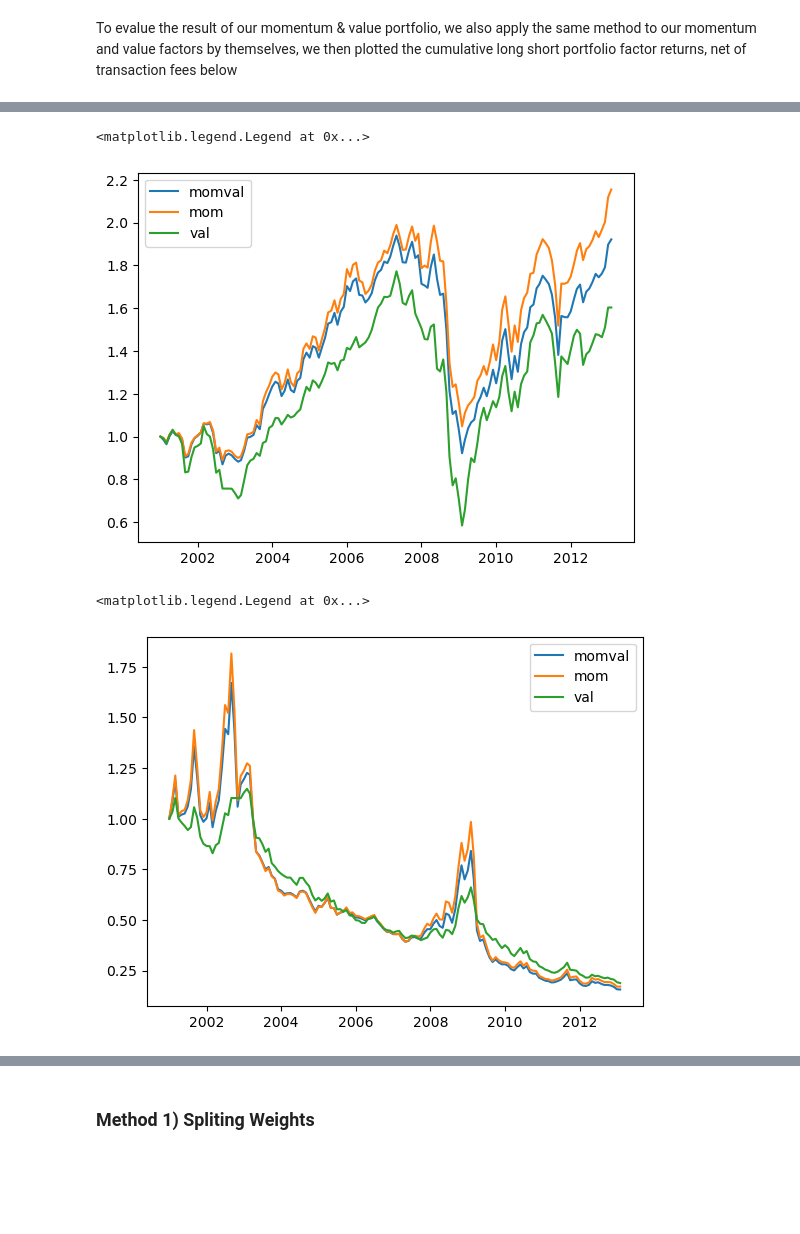
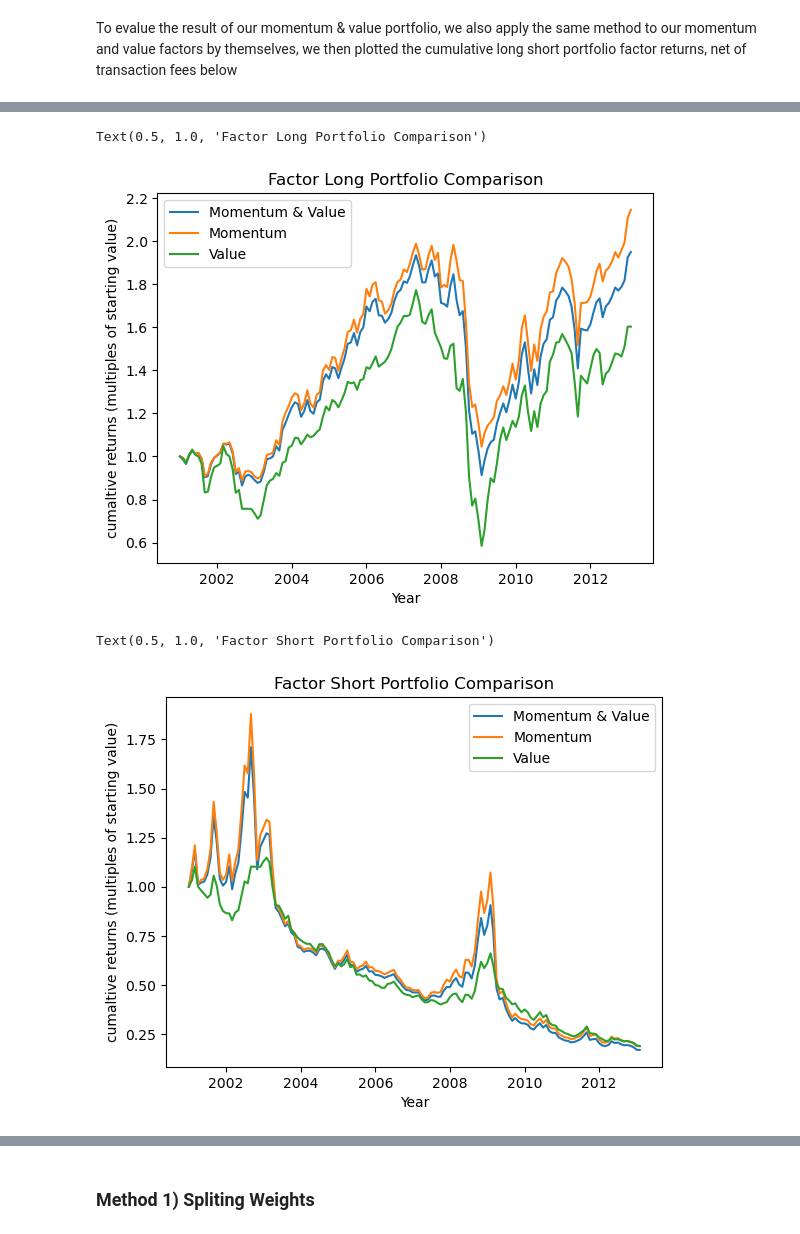
Before and after one commit to Toby3220/EF-5058-HFS, a Jupyter notebook: Group Project/main.ipynb, the cells around one changed output, grey strips where cells are left out. Saved outputs shown, nothing was run; the diff lists cells and outputs as text; code cells hidden in the pictures; blank space fills up the shorter version.

```diff
--- a/Group Project/main.ipynb
+++ b/Group Project/main.ipynb
@@ -78,6 +76,7 @@ df_dict["ret"] = (df_dict["price"]/df_dict["price"].shift(1))-1
 tdf = pd.DataFrame(df_dict["ret"])
 tdf +=1
 tdf = tdf.rolling(11,11).apply(np.prod, raw=True)
+tdf = tdf**(1/11)
 
 df_dict["MOM"] = tdf.shift(1)
 df_dict["MOM"] -=1
@@ -247,19 +268,23 @@ print(cb.infomation_ratio(momval_tret3,momval_tret))
 # %%
 
-_, momval_tcret = port_momval.get_port_ret(weight=port_momval.lw,bps=10)
-_, mom_tcret = port_mom.get_port_ret(weight=port_mom.lw,bps=10)
-_, val_tcret = port_val.get_port_ret(weight=port_val.lw,bps=10)
+momval_tret, momval_tcret = port_momval.get_port_ret(weight=port_momval.lw,bps=10)
+mom_tret, mom_tcret = port_mom.get_port_ret(weight=port_mom.lw,bps=10)
+val_tret, val_tcret = port_val.get_port_ret(weight=port_val.lw,bps=10)
+
 
 plt.plot(momval_tcret)
 plt.plot(mom_tcret)
 plt.plot(val_tcret)
 
-plt.legend(["momval","mom","val"])
+
+plt.legend(["Momentum & Value","Momentum","Value"])
+plt.xlabel("Year")
+plt.ylabel("cumaltive returns (multiples of starting value)")
+plt.title("Factor Long Portfolio Comparison")
 # %% [output]
-<matplotlib.legend.Legend at 0x...>
+Text(0.5, 1.0, 'Factor Long Portfolio Comparison')
-[figure, old version]
+[figure, new version]
 # %%
-
 _, momval_tcret = port_momval.get_port_ret(weight=port_momval.sw,bps=10)
 _, mom_tcret = port_mom.get_port_ret(weight=port_mom.sw,bps=10)
 _, val_tcret = port_val.get_port_ret(weight=port_val.sw,bps=10)
@@ -268,7 +293,10 @@ plt.plot(momval_tcret)
 plt.plot(mom_tcret)
 plt.plot(val_tcret)
 
-plt.legend(["momval","mom","val"])
+plt.legend(["Momentum & Value","Momentum","Value"])
+plt.xlabel("Year")
+plt.ylabel("cumaltive returns (multiples of starting value)")
+plt.title("Factor Short Portfolio Comparison")
 # %% [output]
-<matplotlib.legend.Legend at 0x...>
+Text(0.5, 1.0, 'Factor Short Portfolio Comparison')
-[figure, old version]
+[figure, new version]
```
Also changed, not shown: parts of 17 cells of this notebook.
